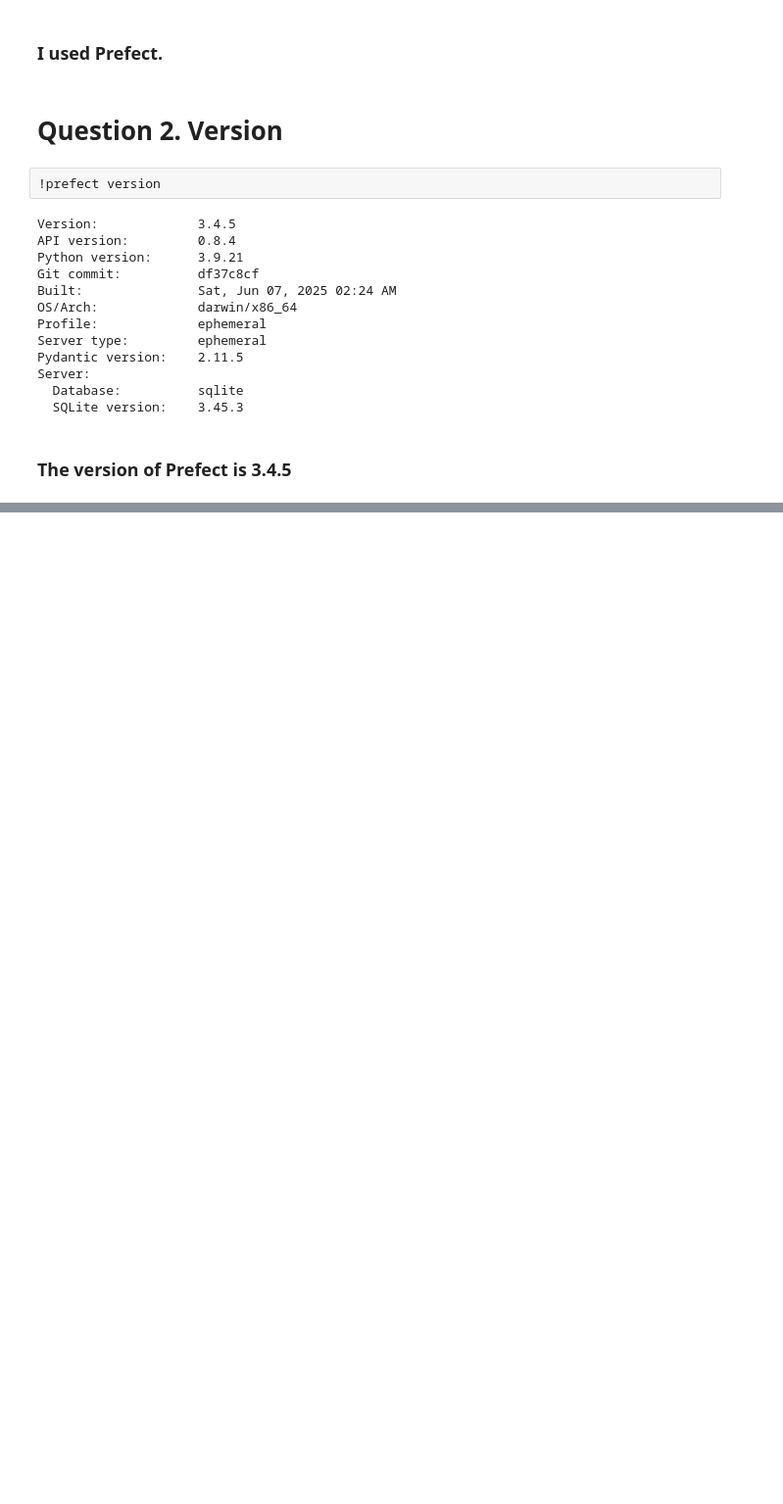
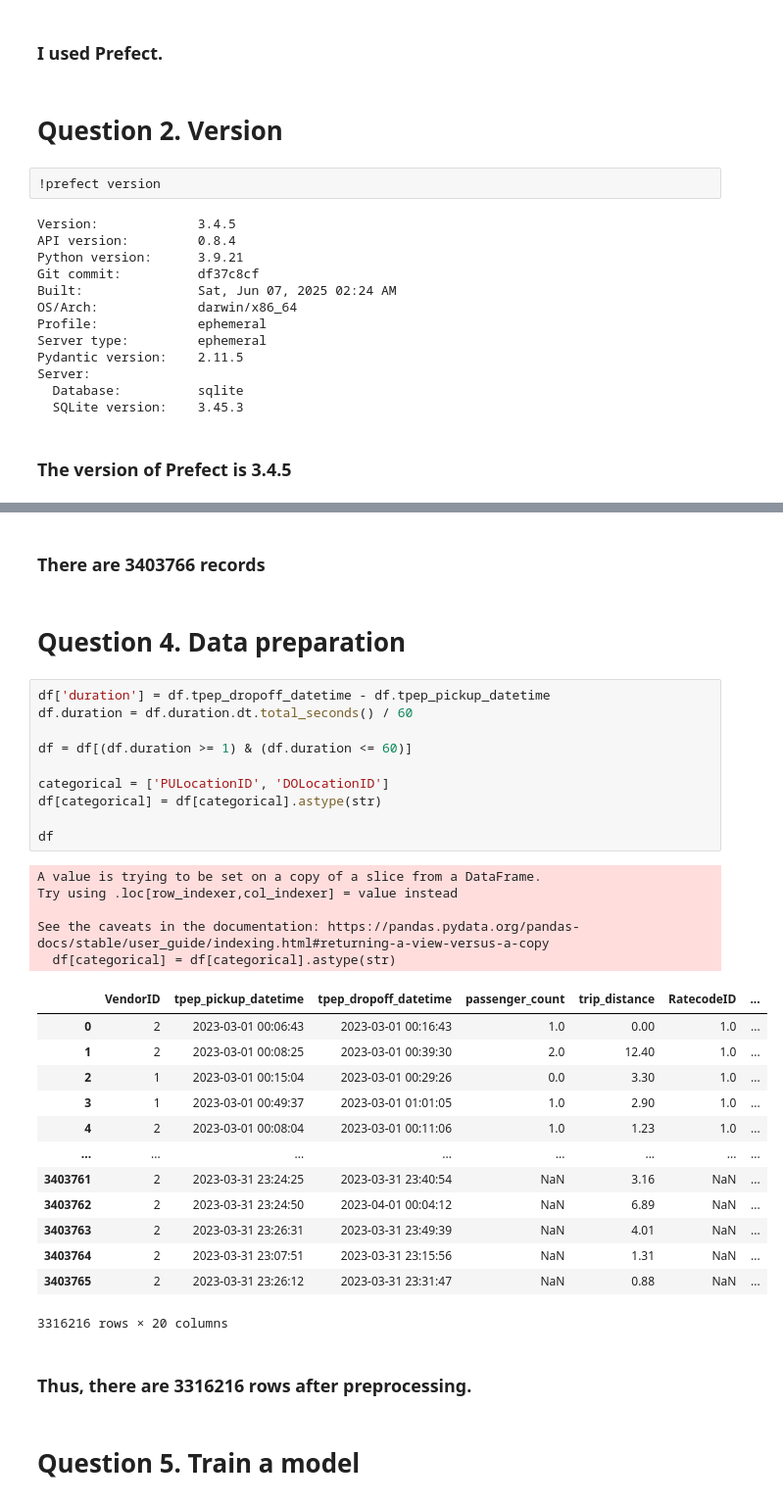
Before and after one commit to Optimistix/mlops-zoomcamp-2025, a Jupyter notebook: MLOPs_Zoomcamp_Module_3/MLOPs_Zoomcamp_Homework_3.ipynb, the cells around one changed output, grey strips where cells are left out. Shown at 98% size. Cells and saved outputs as stored; diff of their text form; blank space fills up the shorter version.

```diff
--- a/MLOPs_Zoomcamp_Module_3/MLOPs_Zoomcamp_Homework_3.ipynb
+++ b/MLOPs_Zoomcamp_Module_3/MLOPs_Zoomcamp_Homework_3.ipynb
@@ -23,0 +57,37 @@ Server:
+# %% [markdown]
+### There are <b>3403766</b> records
+# %% [markdown]
+# Question 4. Data preparation
+# %%
+df['duration'] = df.tpep_dropoff_datetime - df.tpep_pickup_datetime
+df.duration = df.duration.dt.total_seconds() / 60
+
+df = df[(df.duration >= 1) & (df.duration <= 60)]
+
+categorical = ['PULocationID', 'DOLocationID']
+df[categorical] = df[categorical].astype(str)
+
+df
+# %% [output]
+A value is trying to be set on a copy of a slice from a DataFrame.
+Try using .loc[row_indexer,col_indexer] = value instead
+
+See the caveats in the documentation: https://pandas.pydata.org/pandas-docs/stable/user_guide/indexing.html#returning-a-view-versus-a-copy
+  df[categorical] = df[categorical].astype(str)
+|  | VendorID | tpep_pickup_datetime | tpep_dropoff_datetime | passenger_count | trip_distance | RatecodeID | ... |
+| 0 | 2 | 2023-03-01 00:06:43 | 2023-03-01 00:16:43 | 1.0 | 0.00 | 1.0 | ... |
+| 1 | 2 | 2023-03-01 00:08:25 | 2023-03-01 00:39:30 | 2.0 | 12.40 | 1.0 | ... |
+| 2 | 1 | 2023-03-01 00:15:04 | 2023-03-01 00:29:26 | 0.0 | 3.30 | 1.0 | ... |
+| 3 | 1 | 2023-03-01 00:49:37 | 2023-03-01 01:01:05 | 1.0 | 2.90 | 1.0 | ... |
+| 4 | 2 | 2023-03-01 00:08:04 | 2023-03-01 00:11:06 | 1.0 | 1.23 | 1.0 | ... |
+| ... | ... | ... | ... | ... | ... | ... | ... |
+| 3403761 | 2 | 2023-03-31 23:24:25 | 2023-03-31 23:40:54 | NaN | 3.16 | NaN | ... |
+| 3403762 | 2 | 2023-03-31 23:24:50 | 2023-04-01 00:04:12 | NaN | 6.89 | NaN | ... |
+| 3403763 | 2 | 2023-03-31 23:26:31 | 2023-03-31 23:49:39 | NaN | 4.01 | NaN | ... |
+| 3403764 | 2 | 2023-03-31 23:07:51 | 2023-03-31 23:15:56 | NaN | 1.31 | NaN | ... |
+| 3403765 | 2 | 2023-03-31 23:26:12 | 2023-03-31 23:31:47 | NaN | 0.88 | NaN | ... |
+3316216 rows × 20 columns
+# %% [markdown]
+### Thus, there are 3316216 rows after preprocessing.
+# %% [markdown]
+# Question 5. Train a model
```
Also changed, not shown: parts of 12 cells of this notebook.
